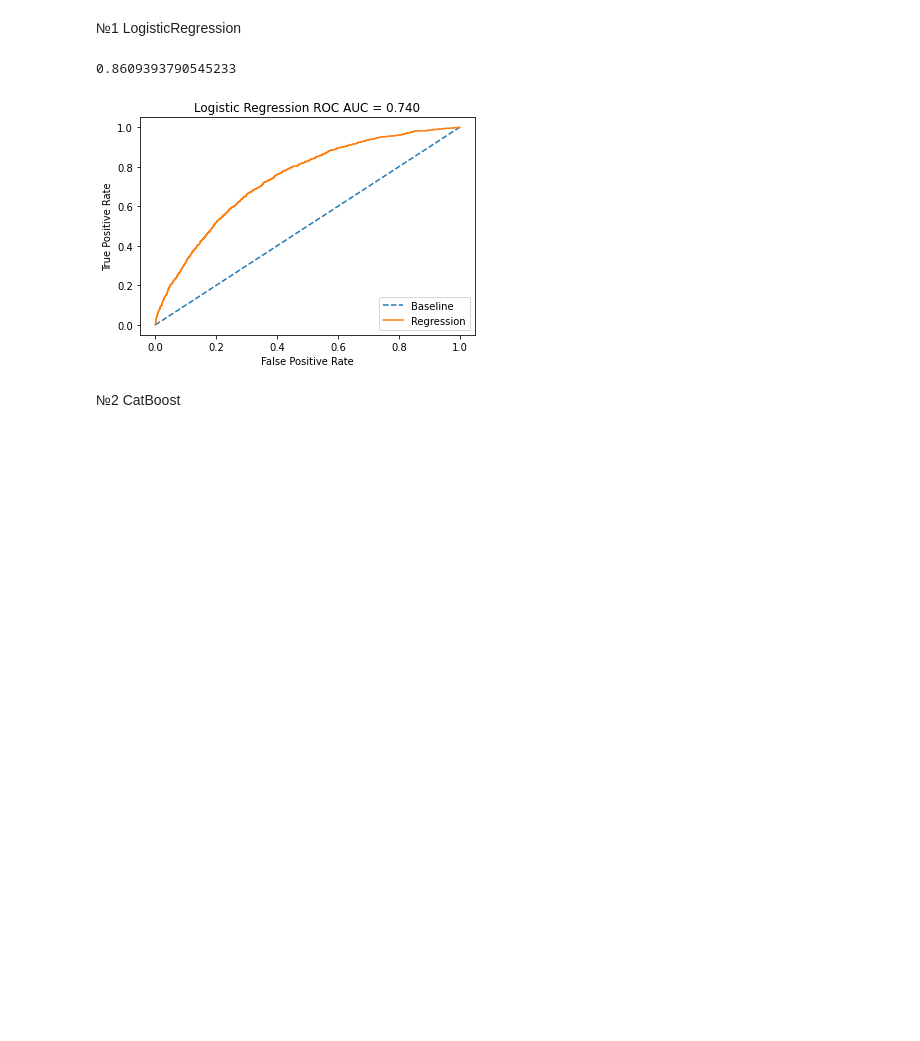
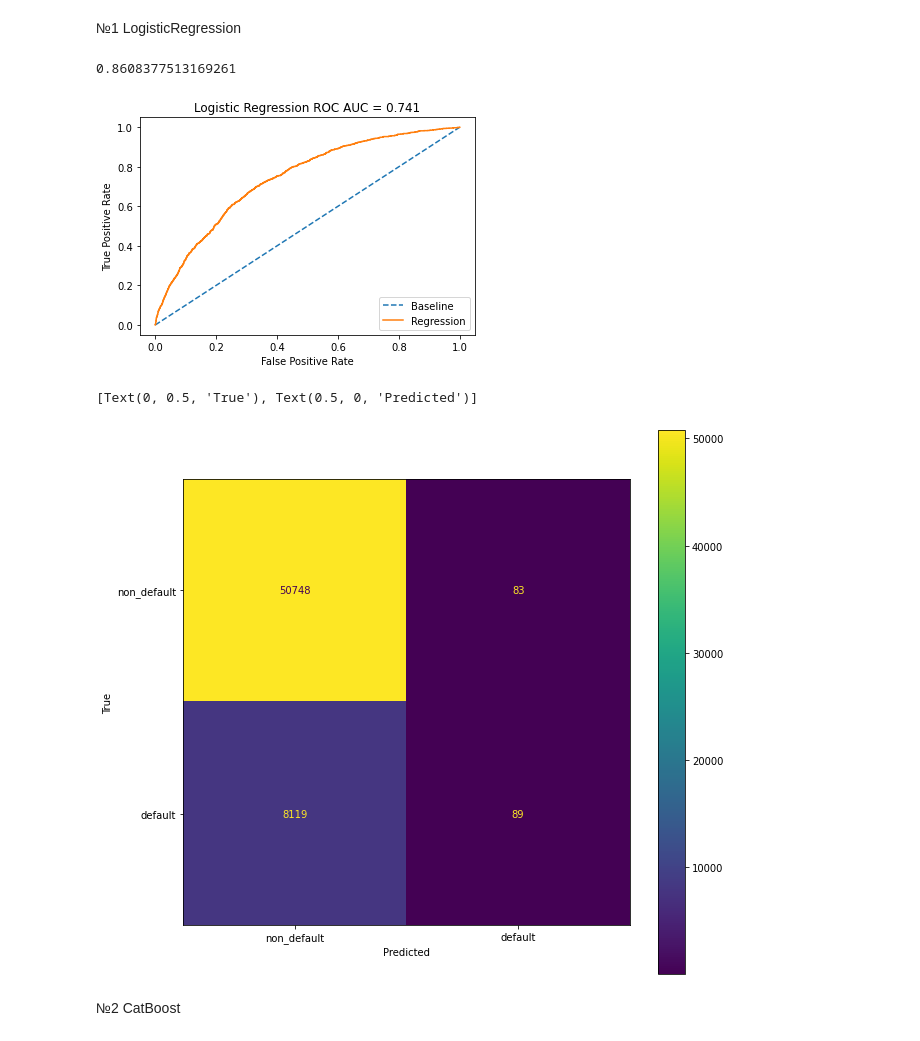
Before and after one commit to PrusRoman/skillfactory_rds, a Jupyter notebook: project_4_Credit_Scoring/sf_Credit_Scoring.ipynb, the cells around one changed output. Saved outputs shown, nothing was run; the diff lists cells and outputs as text; code cells hidden in the pictures; blank space fills up the shorter version.

```diff
--- a/project_4_Credit_Scoring/sf_Credit_Scoring.ipynb
+++ b/project_4_Credit_Scoring/sf_Credit_Scoring.ipynb
@@ -398,14 +417,31 @@ X_train, X_test, y_train, y_test = train_test_split(X, y, test_size=0.2, random_
 # %% [markdown]
 №1 LogisticRegression
 # %%
-#best ROC AUC 0.741 if (max_iter = 100)
-#best params for LogisticRegression
-clf = LogisticRegression(random_state=42, max_iter=100, C=0.06674637930749369, penalty='l2', solver='newton-cg').fit(X_train, y_train)
+#best ROC AUC 0.741
+clf = LogisticRegression(C=1, class_weight=None, dual=False,
+                    fit_intercept=True, intercept_scaling=1, l1_ratio=None,
+                    max_iter=100, multi_class='auto', n_jobs=None, penalty='l1',
+                    random_state=None, solver= 'liblinear', tol=0.0001, verbose=0,
+                    warm_start=False).fit(X_train, y_train)
 print(clf.score(X_train, y_train))
 show_roc_curve(clf, X_test, y_test)
 # %% [output]
-0.8609393790545233
+0.8608377513169261
 [figure]
+# %%
+y_pred = clf.predict(X_test)
+
+
+predictions = clf.predict(X_test)
+cm = confusion_matrix(y_test, predictions, labels=clf.classes_)
+disp = ConfusionMatrixDisplay(confusion_matrix=cm,
+                               display_labels=['non_default','default'])
+fig, ax = plt.subplots(figsize=(10,10))
+cmd.plot(ax=ax,  values_format = '')
+cmd.ax_.set(xlabel='Predicted', ylabel='True')
+# %% [output]
+[Text(0, 0.5, 'True'), Text(0.5, 0, 'Predicted')]
+[figure, added]
 # %% [markdown]
 №2 CatBoost
 # %%
```
Also changed, not shown: parts of 50 cells of this notebook, 1 other file.
